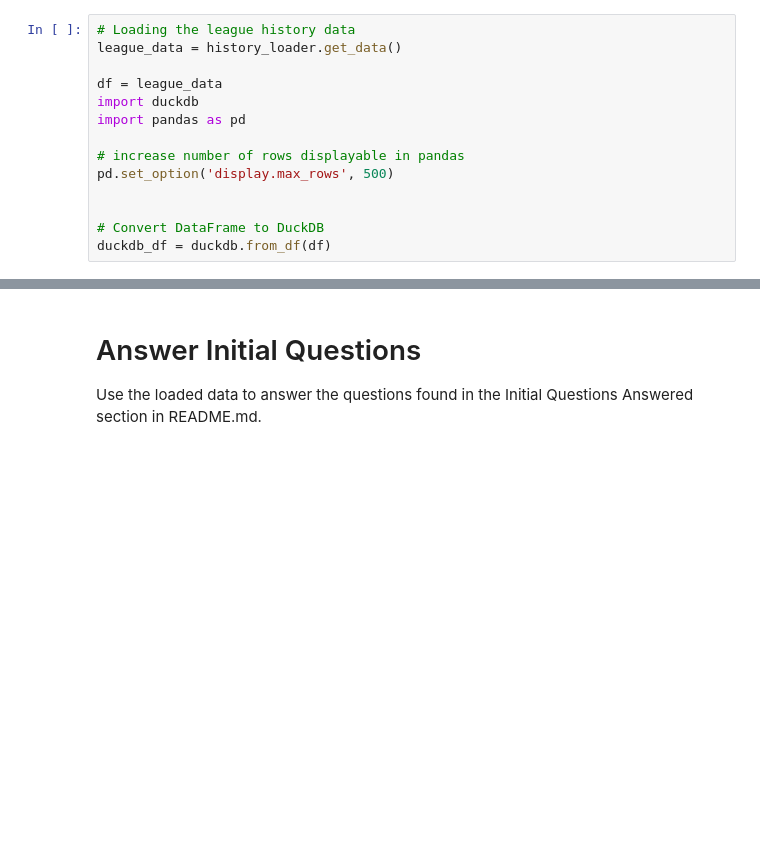
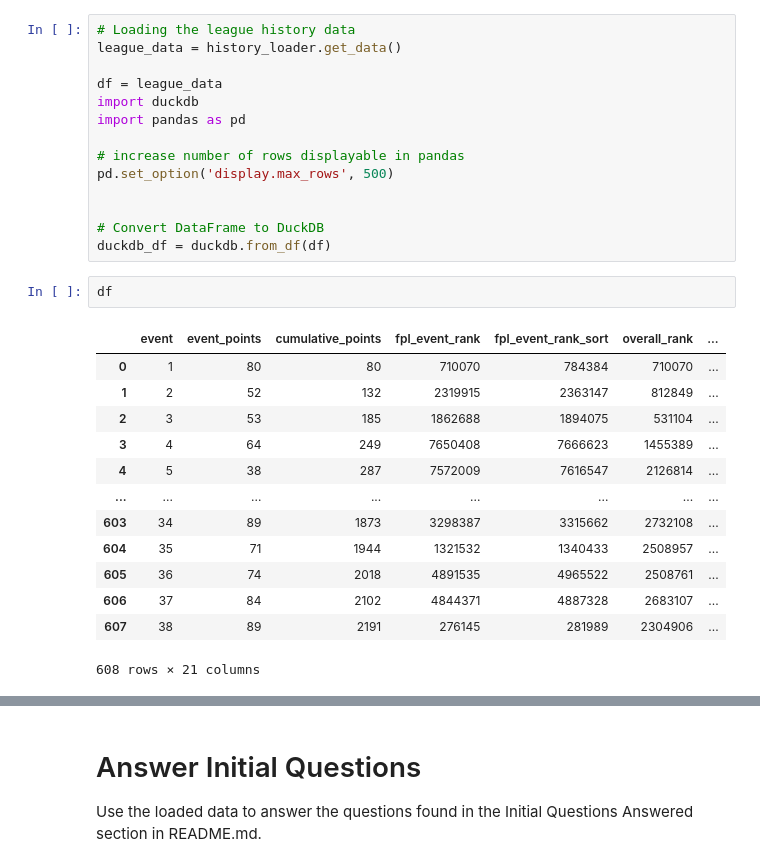
Before and after one commit to edwardjackchandler/fpl_league_wrapped, a Jupyter notebook: test_notebook.ipynb, the cells around one changed output, grey strips where cells are left out. Saved outputs shown, nothing was run; the diff lists cells and outputs as text; blank space fills up the shorter version.

```diff
--- a/test_notebook.ipynb
+++ b/test_notebook.ipynb
@@ -24,3 +25,19 @@ pd.set_option('display.max_rows', 500)
 
 # Convert DataFrame to DuckDB
 duckdb_df = duckdb.from_df(df)
+# %%
+df
+# %% [output]
+|  | event | event_points | cumulative_points | fpl_event_rank | fpl_event_rank_sort | overall_rank | ... |
+| 0 | 1 | 80 | 80 | 710070 | 784384 | 710070 | ... |
+| 1 | 2 | 52 | 132 | 2319915 | 2363147 | 812849 | ... |
+| 2 | 3 | 53 | 185 | 1862688 | 1894075 | 531104 | ... |
+| 3 | 4 | 64 | 249 | 7650408 | 7666623 | 1455389 | ... |
+| 4 | 5 | 38 | 287 | 7572009 | 7616547 | 2126814 | ... |
+| ... | ... | ... | ... | ... | ... | ... | ... |
+| 603 | 34 | 89 | 1873 | 3298387 | 3315662 | 2732108 | ... |
+| 604 | 35 | 71 | 1944 | 1321532 | 1340433 | 2508957 | ... |
+| 605 | 36 | 74 | 2018 | 4891535 | 4965522 | 2508761 | ... |
+| 606 | 37 | 84 | 2102 | 4844371 | 4887328 | 2683107 | ... |
+| 607 | 38 | 89 | 2191 | 276145 | 281989 | 2304906 | ... |
+608 rows × 21 columns
```
Also changed, not shown: parts of 5 cells of this notebook, 3 other files.
